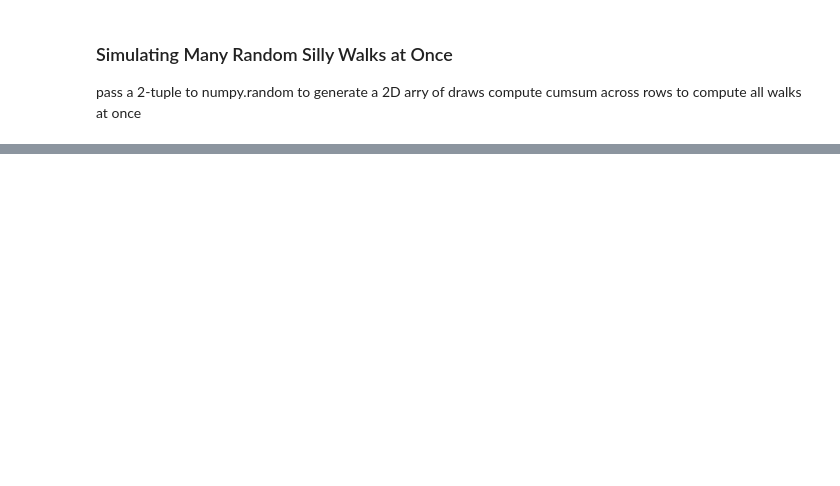
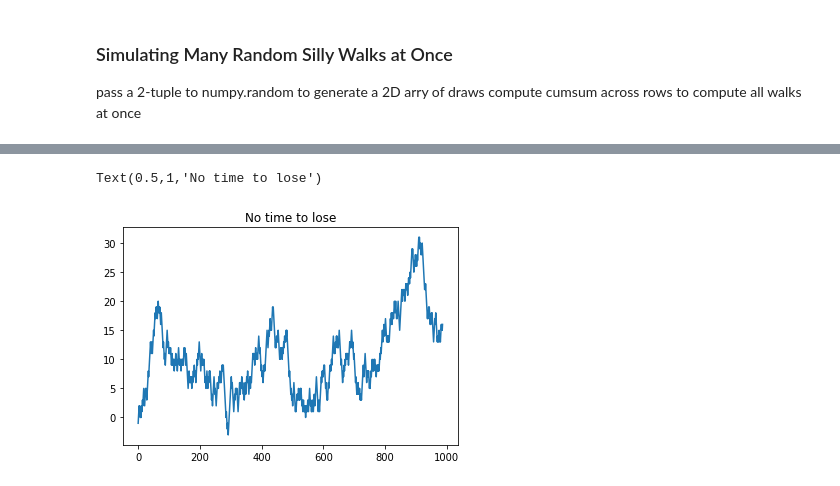
Before and after one commit to worker-bee-micah/practice-only, a Jupyter notebook: 00_mt_numpy_codebase.ipynb, the cells around one changed output, grey strips where cells are left out. Drawn from its saved outputs; the diff is of its cells as text; code cells hidden in the pictures; blank space fills up the shorter version.

```diff
--- a/00_mt_numpy_codebase.ipynb
+++ b/00_mt_numpy_codebase.ipynb
@@ -848,3 +847,9 @@ walks
+# %%
+plt.plot(walk2[:988])
+plt.title("No Time to Lose")
+# %% [output]
+Text(0.5,1,'No time to lose')
+[figure, added]
 # %%
 print(walks.max())
 print(walks.min())
```
Also changed, not shown: parts of 7 cells of this notebook, 3 other files.
